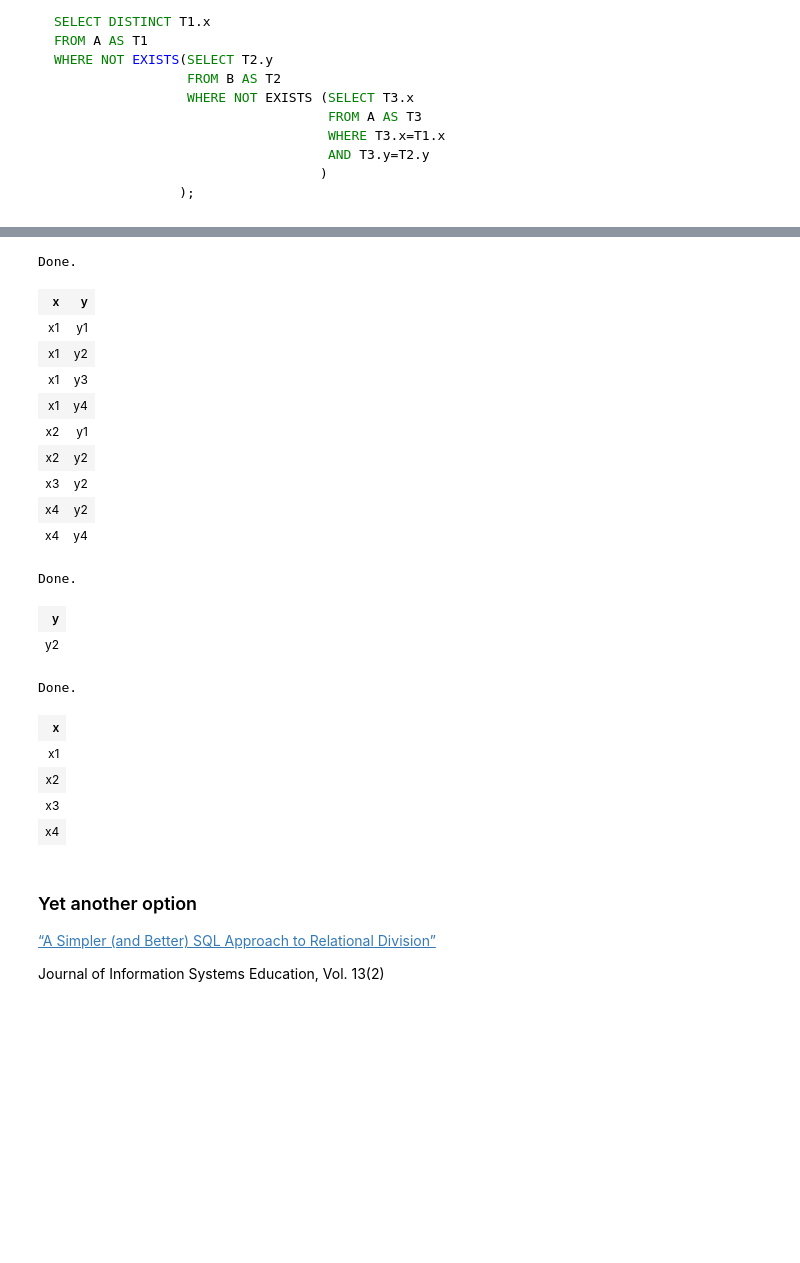
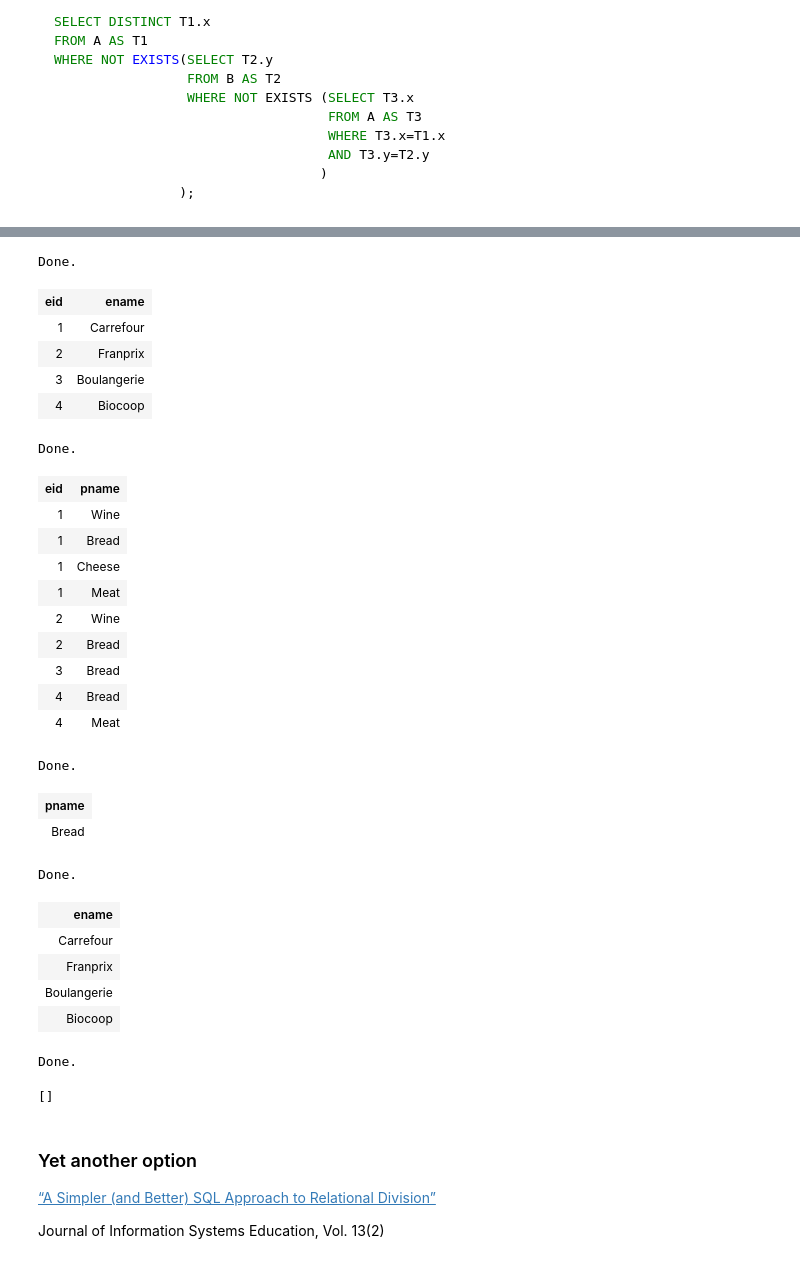
Before and after one commit to jacobmontiel/sql-intro, a Jupyter notebook: sql-intro-4.ipynb, the cells around one changed output, grey strips where cells are left out. Drawn from its saved outputs; the diff is of its cells as text; code cells hidden in the pictures; blank space fills up the shorter version.

```diff
--- a/sql-intro-4.ipynb
+++ b/sql-intro-4.ipynb
@@ -412,45 +451,61 @@ Done.
 []
 # %%
 %%sql
-SELECT * FROM A;
+SELECT * FROM Establishment;
 # %% [output]
 Done.
-| x | y |
-| x1 | y1 |
-| x1 | y2 |
-| x1 | y3 |
-| x1 | y4 |
-| x2 | y1 |
-| x2 | y2 |
-| x3 | y2 |
-| x4 | y2 |
-| x4 | y4 |
+| eid | ename |
+| 1 | Carrefour |
+| 2 | Franprix |
+| 3 | Boulangerie |
+| 4 | Biocoop |
 # %%
 %%sql
-SELECT * FROM B1;
+SELECT * FROM Sells;
 # %% [output]
 Done.
-| y |
-| y2 |
+| eid | pname |
+| 1 | Wine |
+| 1 | Bread |
+| 1 | Cheese |
+| 1 | Meat |
+| 2 | Wine |
+| 2 | Bread |
+| 3 | Bread |
+| 4 | Bread |
+| 4 | Meat |
+# %%
+%%sql
+SELECT * FROM Products1
+# %% [output]
+Done.
+| pname |
+| Bread |
 # %%
-%%sql  -- Change bellow to perform: A/B1, A/B2, A/B3
-SELECT DISTINCT T1.x
-FROM A AS T1
-WHERE NOT EXISTS(SELECT T2.y
-                 FROM B1 AS T2
-                 WHERE NOT EXISTS (SELECT T3.x
-                                   FROM A AS T3
-                                   WHERE T3.x=T1.x
-                                   AND T3.y=T2.y
-                                  )
+%%sql  -- Change bellow to query Products[1,2,3]
+SELECT DISTINCT E.ename
+FROM Establishment AS E
+WHERE NOT EXISTS (SELECT P.pname
+                  FROM Products1 AS P
+                  WHERE NOT EXISTS (SELECT S.eid
+                                    FROM Sells AS S
+                                    WHERE S.pname=P.pname
+                                    AND S.eid=e.eid
+                                   )
                 );
 # %% [output]
 Done.
-| x |
-| x1 |
-| x2 |
-| x3 |
-| x4 |
+| ename |
+| Carrefour |
+| Franprix |
+| Boulangerie |
+| Biocoop |
+# %%
+%%sql
+-- Write the same query with EXCEPT (Classic Option 1)
+# %% [output]
+Done.
+[]
 # %% [markdown]
 ### Yet another option
 
```
Also changed, not shown: parts of 6 cells of this notebook, 3 other files.
